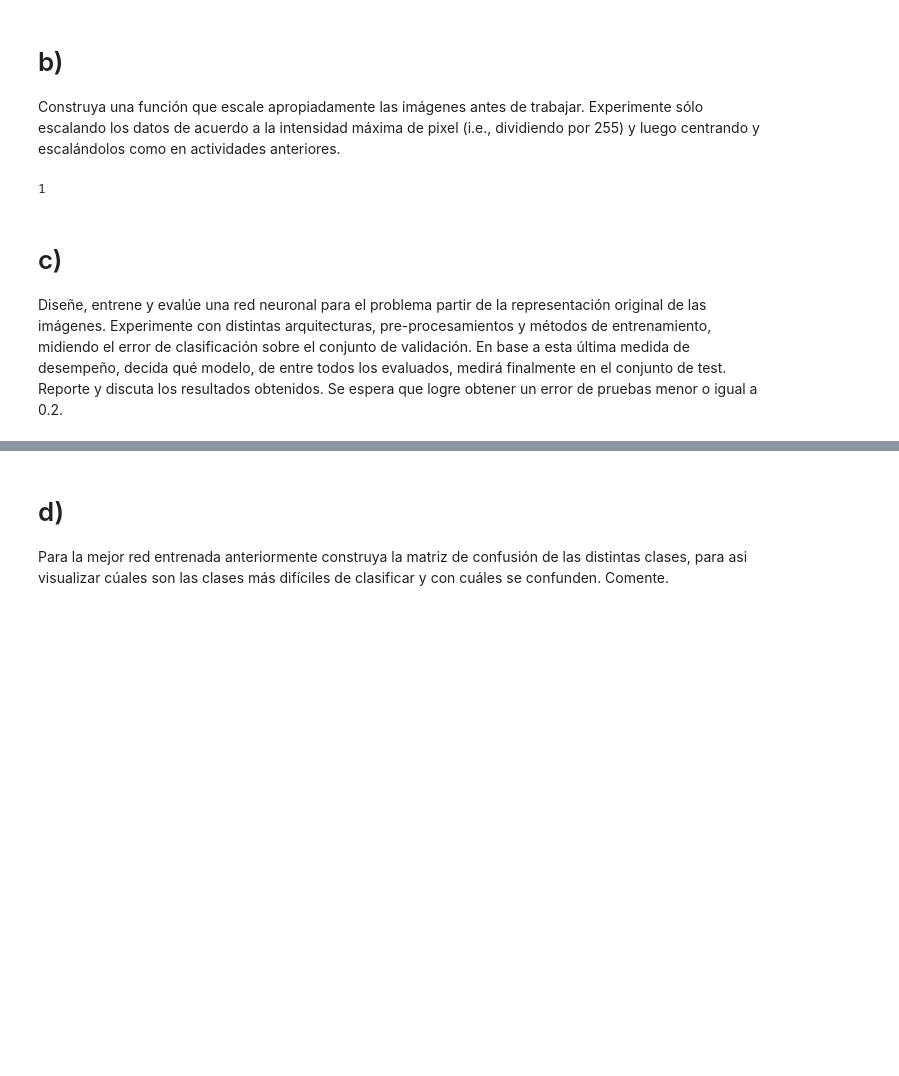
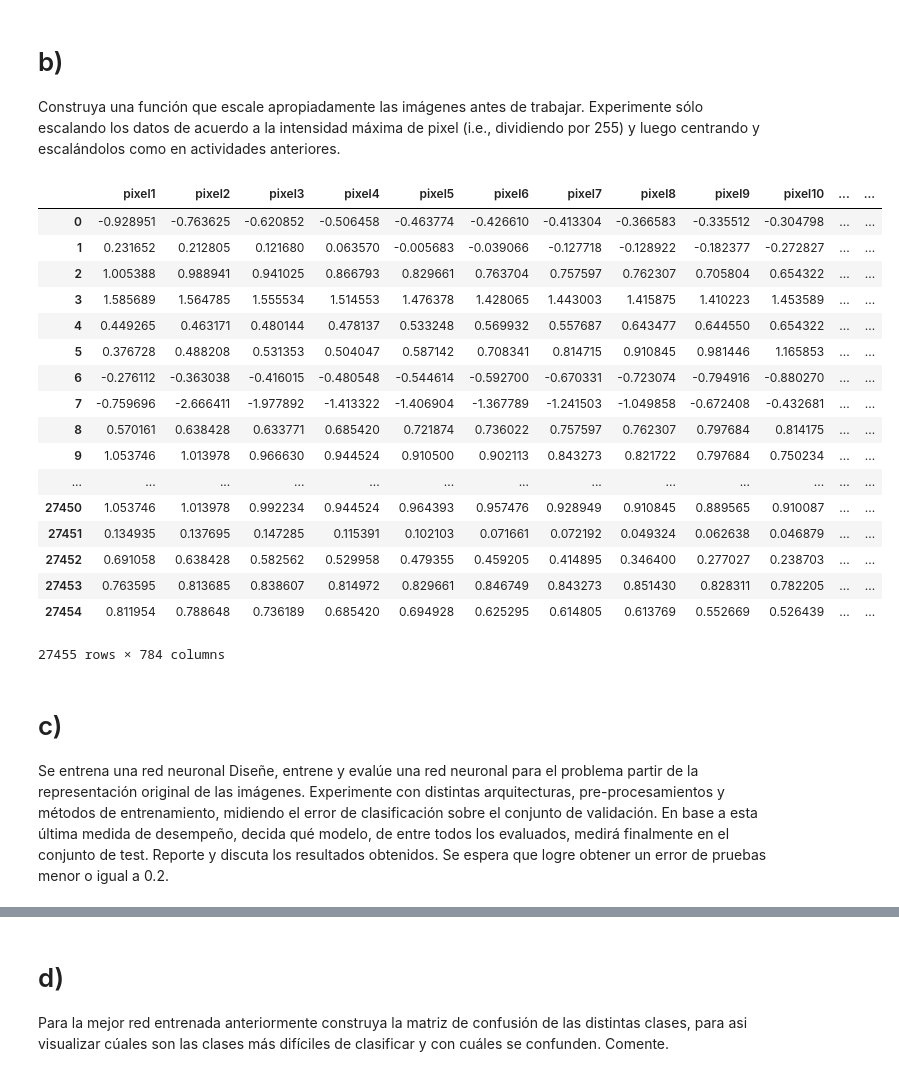
Before and after one commit to matiasarayac/tarea3-ML, a Jupyter notebook: Pregunta_4.ipynb, the cells around one changed output, grey strips where cells are left out. Drawn from its saved outputs; the diff is of its cells as text; code cells hidden in the pictures; blank space fills up the shorter version.

```diff
--- a/Pregunta_4.ipynb
+++ b/Pregunta_4.ipynb
@@ -50,18 +31,37 @@ x_tr
  Construya una función que escale apropiadamente las imágenes antes de trabajar. Experimente sólo
 escalando los datos de acuerdo a la intensidad máxima de pixel (i.e., dividiendo por 255) y luego
 centrando y escalándolos como en actividades anteriores.
-# %%
-from sklearn.preprocessing import StandardScaler
-scaler = StandardScaler()
-
-x_tr = scaler.fit_transform(x_tr)
-x_v = scaler.fit_transform(x_v)
-x_t = scaler.transform(x_t)
-len(x_tr[0])
-# %% [output]
-1
+# %%
+from sklearn.preprocessing import StandardScaler
+scaler = StandardScaler()
+a=x_tr/255
+x_tr_scaled = pd.DataFrame(scaler.fit_transform(a), columns=a.columns)
+x_t_scaled = pd.DataFrame(scaler.transform(x_t), columns=x_t.columns)
+x_v_scaled = pd.DataFrame(scaler.transform(x_v), columns=x_v.columns)
+x_tr_scaled
+# %% [output]
+|  | pixel1 | pixel2 | pixel3 | pixel4 | pixel5 | pixel6 | pixel7 | pixel8 | pixel9 | pixel10 | ... | ... |
+| 0 | -0.928951 | -0.763625 | -0.620852 | -0.506458 | -0.463774 | -0.426610 | -0.413304 | -0.366583 | -0.335512 | -0.304798 | ... | ... |
+| 1 | 0.231652 | 0.212805 | 0.121680 | 0.063570 | -0.005683 | -0.039066 | -0.127718 | -0.128922 | -0.182377 | -0.272827 | ... | ... |
+| 2 | 1.005388 | 0.988941 | 0.941025 | 0.866793 | 0.829661 | 0.763704 | 0.757597 | 0.762307 | 0.705804 | 0.654322 | ... | ... |
+| 3 | 1.585689 | 1.564785 | 1.555534 | 1.514553 | 1.476378 | 1.428065 | 1.443003 | 1.415875 | 1.410223 | 1.453589 | ... | ... |
+| 4 | 0.449265 | 0.463171 | 0.480144 | 0.478137 | 0.533248 | 0.569932 | 0.557687 | 0.643477 | 0.644550 | 0.654322 | ... | ... |
+| 5 | 0.376728 | 0.488208 | 0.531353 | 0.504047 | 0.587142 | 0.708341 | 0.814715 | 0.910845 | 0.981446 | 1.165853 | ... | ... |
+| 6 | -0.276112 | -0.363038 | -0.416015 | -0.480548 | -0.544614 | -0.592700 | -0.670331 | -0.723074 | -0.794916 | -0.880270 | ... | ... |
+| 7 | -0.759696 | -2.666411 | -1.977892 | -1.413322 | -1.406904 | -1.367789 | -1.241503 | -1.049858 | -0.672408 | -0.432681 | ... | ... |
+| 8 | 0.570161 | 0.638428 | 0.633771 | 0.685420 | 0.721874 | 0.736022 | 0.757597 | 0.762307 | 0.797684 | 0.814175 | ... | ... |
+| 9 | 1.053746 | 1.013978 | 0.966630 | 0.944524 | 0.910500 | 0.902113 | 0.843273 | 0.821722 | 0.797684 | 0.750234 | ... | ... |
+| ... | ... | ... | ... | ... | ... | ... | ... | ... | ... | ... | ... | ... |
+| 27450 | 1.053746 | 1.013978 | 0.992234 | 0.944524 | 0.964393 | 0.957476 | 0.928949 | 0.910845 | 0.889565 | 0.910087 | ... | ... |
+| 27451 | 0.134935 | 0.137695 | 0.147285 | 0.115391 | 0.102103 | 0.071661 | 0.072192 | 0.049324 | 0.062638 | 0.046879 | ... | ... |
+| 27452 | 0.691058 | 0.638428 | 0.582562 | 0.529958 | 0.479355 | 0.459205 | 0.414895 | 0.346400 | 0.277027 | 0.238703 | ... | ... |
+| 27453 | 0.763595 | 0.813685 | 0.838607 | 0.814972 | 0.829661 | 0.846749 | 0.843273 | 0.851430 | 0.828311 | 0.782205 | ... | ... |
+| 27454 | 0.811954 | 0.788648 | 0.736189 | 0.685420 | 0.694928 | 0.625295 | 0.614805 | 0.613769 | 0.552669 | 0.526439 | ... | ... |
+27455 rows × 784 columns
 # %% [markdown]
 # c)
+
+Se entrena una red neuronal
 Diseñe, entrene y evalúe una red neuronal para el problema partir de la representación original de las
 imágenes. Experimente con distintas arquitecturas, pre-procesamientos y métodos de entrenamiento,
 midiendo el error de clasificación sobre el conjunto de validación. En base a esta última medida de
```
Also changed, not shown: parts of 8 cells of this notebook, 1 other file.
